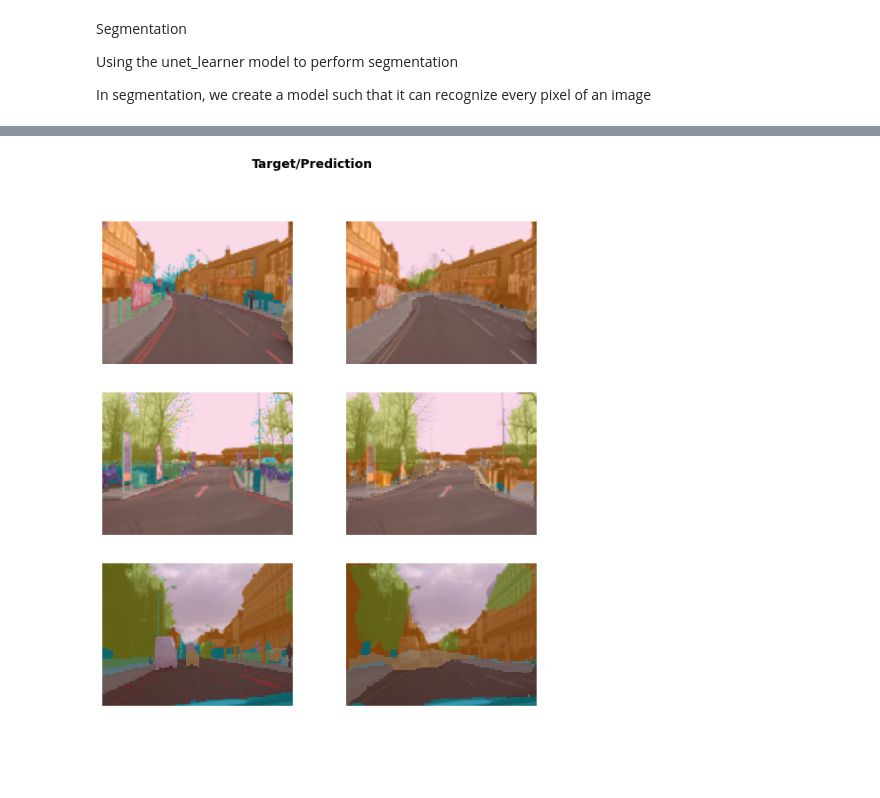
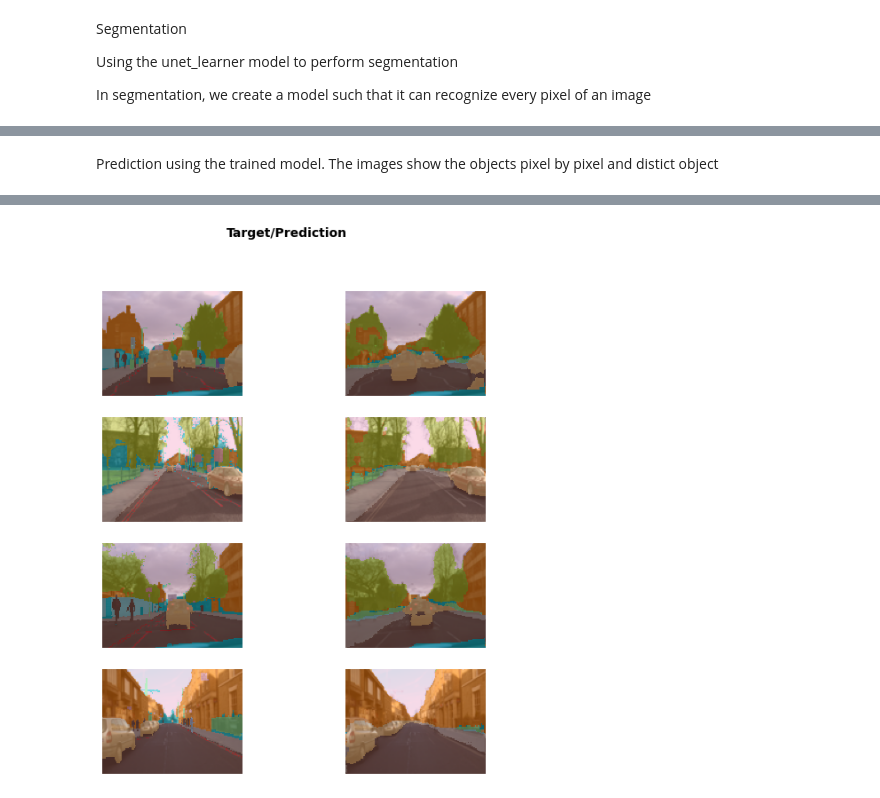
Before and after one commit to Dhanasree-Rajamani/Deep_Learning_Assignments, a Jupyter notebook: Deep Learning Assignment 1/FastAI_Segmentation.ipynb, the cells around one changed output, grey strips where cells are left out. Saved outputs shown, nothing was run; the diff lists cells and outputs as text; code cells hidden in the pictures; blank space fills up the shorter version.

```diff
--- a/Deep Learning Assignment 1/FastAI_Segmentation.ipynb
+++ b/Deep Learning Assignment 1/FastAI_Segmentation.ipynb
@@ -44,5 +43,7 @@ learn.fine_tune(8)
+# %% [markdown]
+Prediction using the trained model. The images show the objects pixel by pixel and distict object
 # %%
-learn.show_results(max_n=3, figsize=(9,10))
+learn.show_results(max_n=4, figsize=(9,10))
 # %% [output]
 [interactive output not drawn]
-[figure, old version]
+[figure, new version]
```
Also changed, not shown: parts of 2 cells of this notebook.
